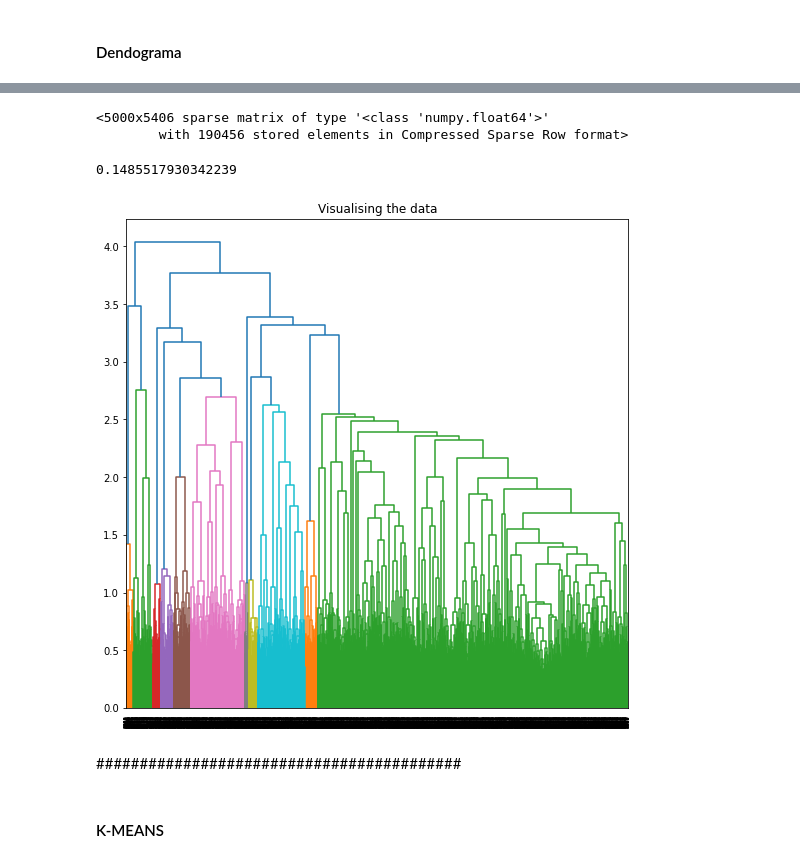
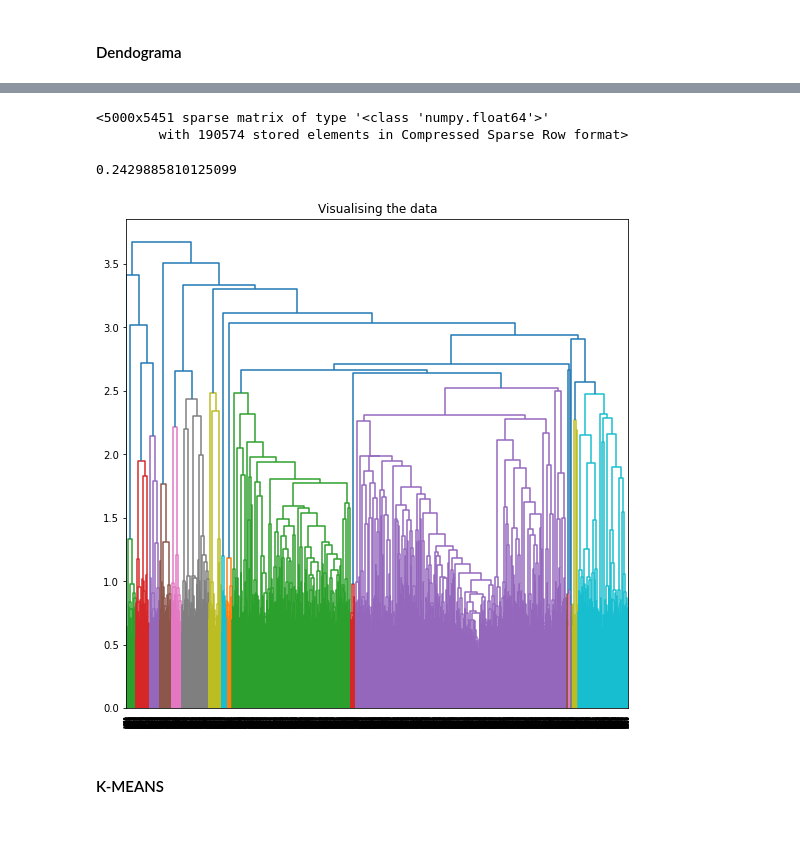
Before and after one commit to Brunu-Mene/ICienciaDados_T1, a Jupyter notebook: Finalizando.ipynb, the cells around one changed output, grey strips where cells are left out. Cells and saved outputs as stored; diff of their text form; code cells hidden in the pictures; blank space fills up the shorter version.

```diff
--- a/Finalizando.ipynb
+++ b/Finalizando.ipynb
@@ -234,12 +233,13 @@ def reduzBaseDatosProporcionalmente(tamanhoSample):
 # %%
-newData = reduzBaseDatosProporcionalmente(5000)
+denData = reduzDadosProporcionalmente(5000)
+
 #criando a lista de strings de termos
-newListStringTerms = newData['description'].apply(criandoLinha)
+denListStringTerms = denData['description'].apply(criandoLinha)
+
 ##construindo matriz TF-IDF
-from sklearn.feature_extraction.text import TfidfVectorizer
-newNectorizer = TfidfVectorizer(min_df = 5)
-newX = newNectorizer.fit_transform(newListStringTerms)
-newX
+denNectorizer = TfidfVectorizer(min_df = 5)
+denX = denNectorizer.fit_transform(denListStringTerms)
+denX
 # %% [output]
-<5000x5406 sparse matrix of type '<class 'numpy.float64'>'
-        with 190456 stored elements in Compressed Sparse Row format>
+<5000x5451 sparse matrix of type '<class 'numpy.float64'>'
+        with 190574 stored elements in Compressed Sparse Row format>
@@ -250,17 +246,16 @@ NEW_X_svd = newSvd.fit_transform(newX)
+# %%
+denSvd = TruncatedSVD(n_components=200, random_state=3)
+denX_svd = denSvd.fit_transform(denX)
 # %%
-newSvd.explained_variance_ratio_.sum()
+denSvd.explained_variance_ratio_.sum()
 # %% [output]
-0.1485517930342239
+0.2429885810125099
 # %%
-import scipy.cluster.hierarchy as shc
-
 plt.figure(figsize =(9, 9))
 plt.title('Visualising the data')
-Dendrogram = shc.dendrogram((shc.linkage(NEW_X_svd, method ='ward')))
+Dendrogram = hierarchy.dendrogram((hierarchy.linkage(denX_svd, method ='ward')))
 # %% [output]
-[figure, old version]
+[figure, new version]
-# %% [markdown]
-##########################################
 # %% [markdown]
 #### K-MEANS
 # %%
```
Also changed, not shown: parts of 37 cells of this notebook.
